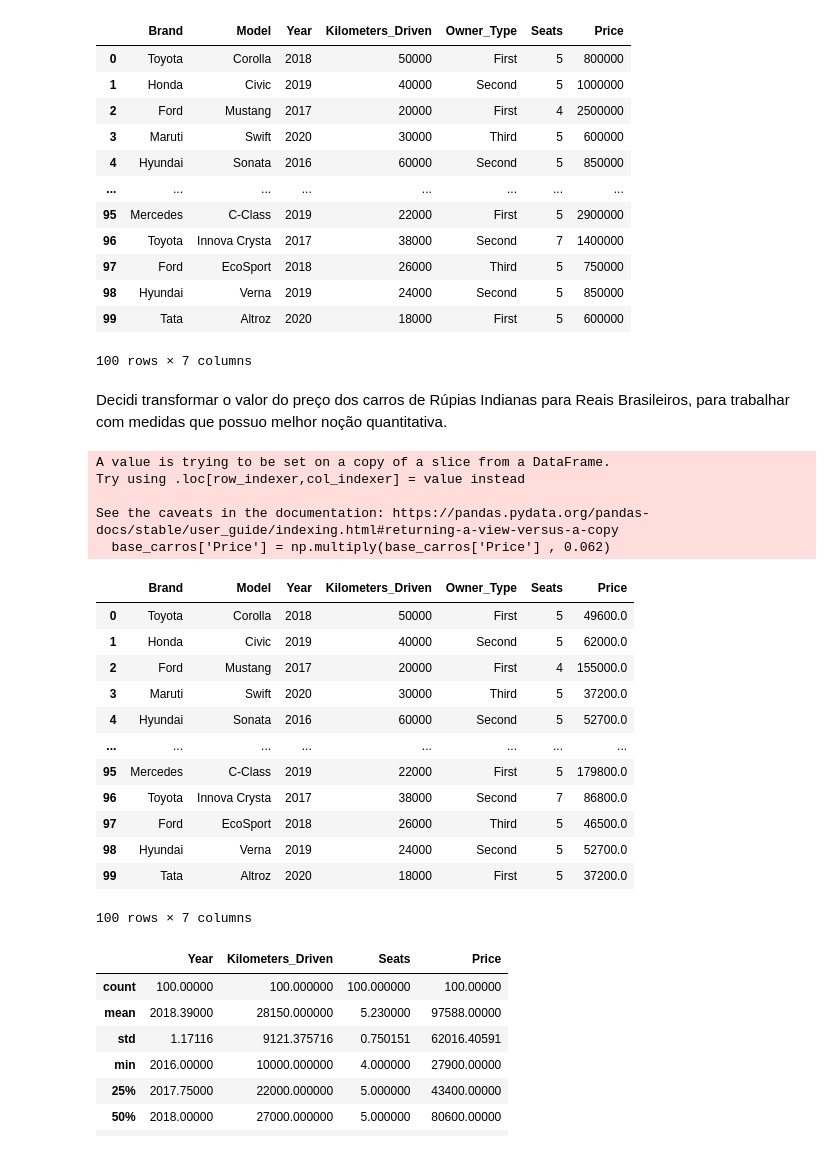
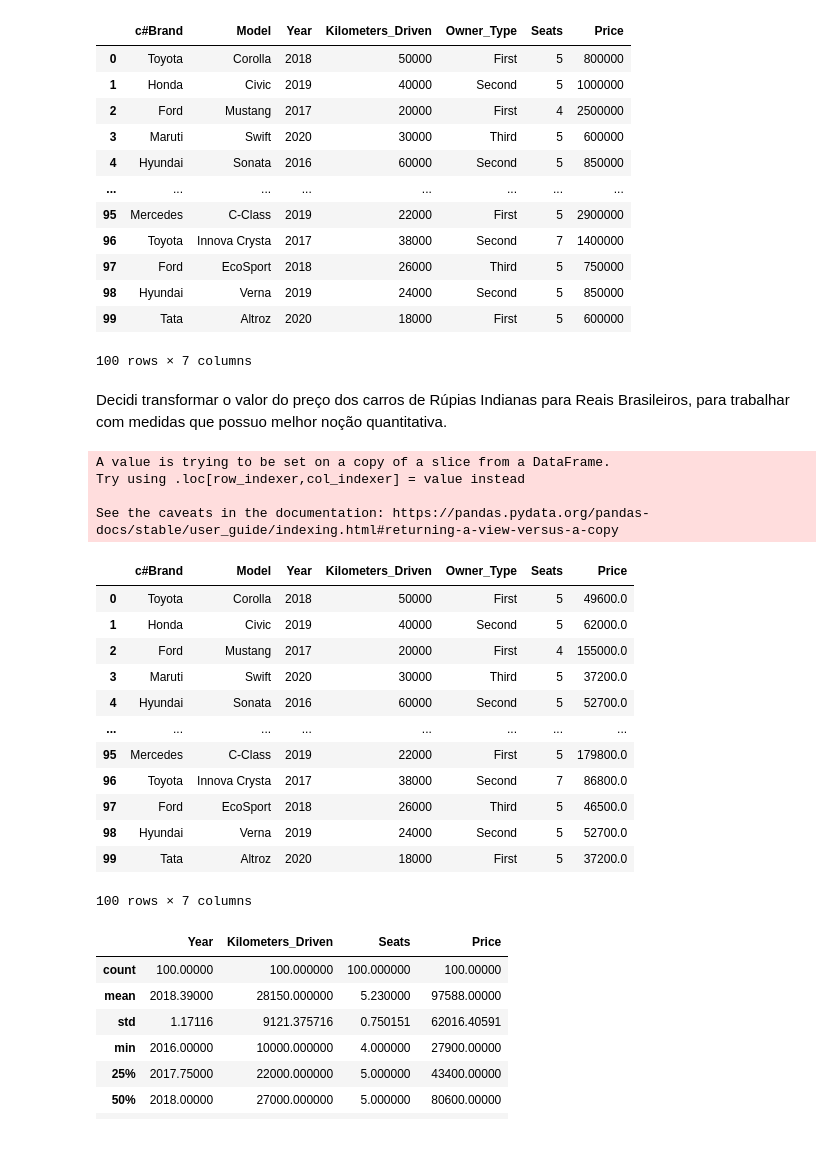
Before and after one commit to FernandoGiardini/CarSellPricePrediction, a Jupyter notebook: Prediction.ipynb, the cells around one changed output. Saved outputs shown, nothing was run; the diff lists cells and outputs as text; code cells hidden in the pictures.

```diff
--- a/Prediction.ipynb
+++ b/Prediction.ipynb
@@ -29,11 +29,11 @@ base_carros
 | 99 | 100 | Tata | Altroz | 2020 | 18000 | Petrol | Manual | First | 20 | ... |
 100 rows × 13 columns
 # %%
-base_carros = base_carros[['Brand','Model','Year','Kilometers_Driven','Owner_Type','Seats','Price']]
+base_carros = base_carros[['c#Brand','Model','Year','Kilometers_Driven','Owner_Type','Seats','Price']]
 base_carros
 #Reduzindo base de dados para ter somente os dados relevantes.
 # %% [output]
-|  | Brand | Model | Year | Kilometers_Driven | Owner_Type | Seats | Price |
+|  | c#Brand | Model | Year | Kilometers_Driven | Owner_Type | Seats | Price |
 | 0 | Toyota | Corolla | 2018 | 50000 | First | 5 | 800000 |
 | 1 | Honda | Civic | 2019 | 40000 | Second | 5 | 1000000 |
 | 2 | Ford | Mustang | 2017 | 20000 | First | 4 | 2500000 |
@@ -56,11 +56,10 @@ A value is trying to be set on a copy of a slice from a DataFrame.
 Try using .loc[row_indexer,col_indexer] = value instead
 
 See the caveats in the documentation: https://pandas.pydata.org/pandas-docs/stable/user_guide/indexing.html#returning-a-view-versus-a-copy
-  base_carros['Price'] = np.multiply(base_carros['Price'] , 0.062)
 # %%
 base_carros
 # %% [output]
-|  | Brand | Model | Year | Kilometers_Driven | Owner_Type | Seats | Price |
+|  | c#Brand | Model | Year | Kilometers_Driven | Owner_Type | Seats | Price |
 | 0 | Toyota | Corolla | 2018 | 50000 | First | 5 | 49600.0 |
 | 1 | Honda | Civic | 2019 | 40000 | Second | 5 | 62000.0 |
 | 2 | Ford | Mustang | 2017 | 20000 | First | 4 | 155000.0 |
```
Also changed, not shown: parts of 13 cells of this notebook, 2 other files.
